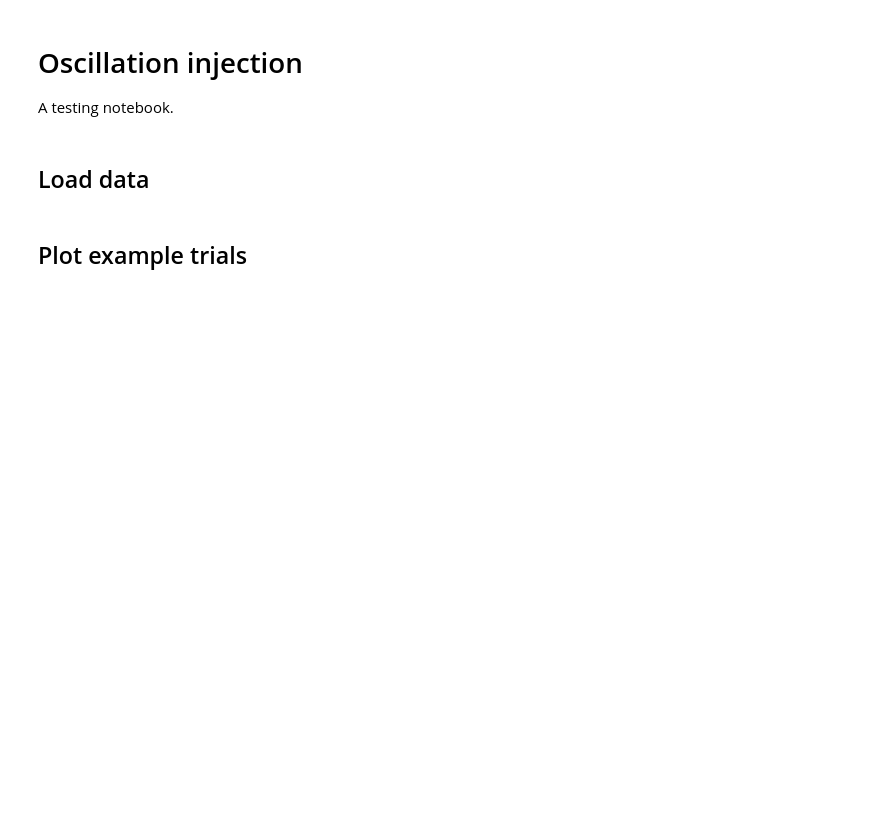
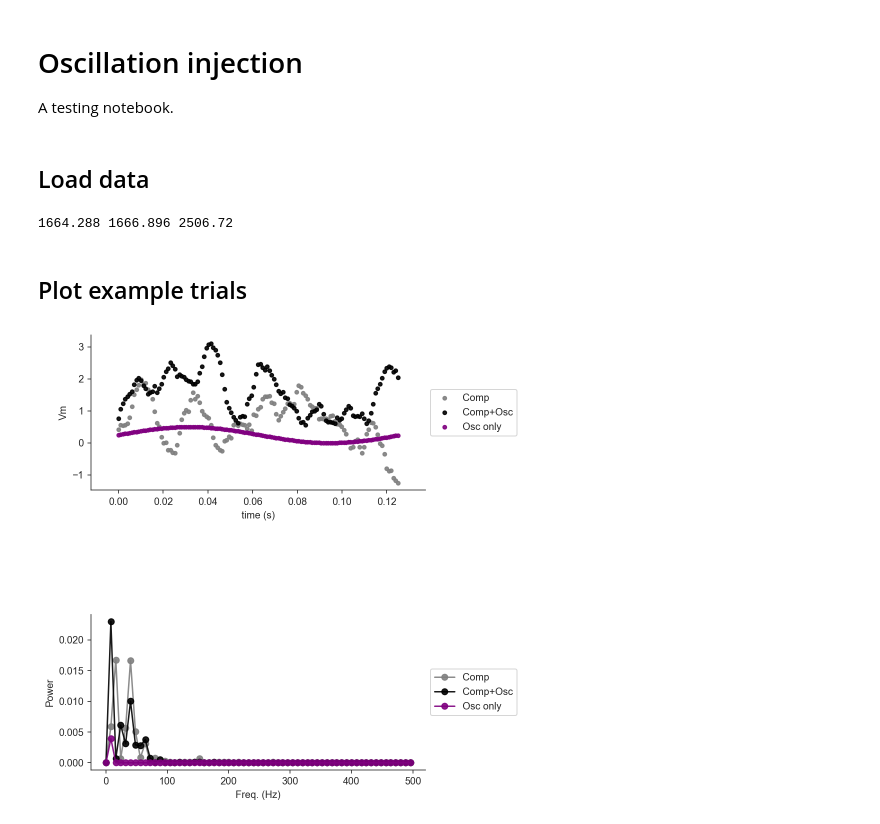
Before and after one commit to voytekresearch/Segregated-Dendrite-Deep-Learning, a Jupyter notebook: notebooks/test_osc_injection.ipynb, the cells around one changed output. Saved outputs shown, nothing was run; the diff lists cells and outputs as text; code cells hidden in the pictures; blank space fills up the shorter version.

Commit message:
Adding O hists to the test notebook

```diff
--- a/notebooks/test_osc_injection.ipynb
+++ b/notebooks/test_osc_injection.ipynb
@@ -28,41 +28,51 @@ data_path = "/Users/qualia/Code/Segregated-Dendrite-Deep-Learning/Simulations/"
 # %%
 comp = np.loadtxt(os.path.join(data_path, "./Example Simulation/C_hist_0.csv"))
 osc = np.loadtxt(os.path.join(data_path, "./Osc Simulation/C_hist_0.csv"))
+osc_only = np.loadtxt(os.path.join(data_path, "./Osc Simulation/O_hist_0.csv"))
 # %%
-print(comp.shape[0]/125, osc.shape[0]/125)
+print(comp.shape[0]/125, osc.shape[0]/125, osc_only.shape[0]/125)
+# %% [output]
+1664.288 1666.896 2506.72
 # %% [markdown]
 ## Plot example trials
 # %%
-i = 3 # cell number
-trial = 40 # Train image number
+i = 10 # cell number
+trial = 0 # Train image number
 times = np.linspace(0, .125, 125)
 
 # Get trial timecourse
 comp_t = comp[trial*125:(trial+1)*125, i]
 osc_t = osc[trial*125:(trial+1)*125, i]
+oo_t = osc_only[trial*125:(trial+1)*125, i]
 
 # And its power spectra
 freqs_comp, P_comp = signal.periodogram(comp_t, fs=1000)
 freqs_osc, P_osc = signal.periodogram(osc_t, fs=1000)
+freqs_oo, P_oo = signal.periodogram(oo_t, fs=1000)
 
 
 # ----------------------------------------------------------------------------
 fig = plt.figure(figsize=(6, 8))
 grid = plt.GridSpec(2, 1, wspace=0.3, hspace=0.8)
 
 # Time
 plt.subplot(grid[0, 0])
 plt.scatter(times, comp_t, color="grey", alpha=.9, s=14, label="Comp")
-plt.scatter(times, osc_t, color="black", alpha=.9, s=14, label="Osc")
+plt.scatter(times, osc_t, color="black", alpha=.9, s=14, label="Comp+Osc")
+plt.scatter(times, oo_t, color="purple", alpha=.9, s=14, label="Osc only")
 plt.ylabel("Vm")
 plt.xlabel("time (s)")
+plt.legend(loc='center left', bbox_to_anchor=(1, 0.5))
 
 # Freq
 plt.subplot(grid[1, 0])
 plt.plot(freqs_comp, P_comp, color="grey", linestyle='-', marker='o', alpha=.9, label="Comp")
-plt.plot(freqs_osc, P_osc, color="black", linestyle='-', marker='o', alpha=.9, label="Osc")
+plt.plot(freqs_osc, P_osc, color="black", linestyle='-', marker='o', alpha=.9, label="Comp+Osc")
+plt.plot(freqs_oo, P_oo, color="purple", linestyle='-', marker='o', alpha=.9, label="Osc only")
 plt.ylabel("Power")
 plt.xlabel("Freq. (Hz)")
 # plt.xlim(0, 100)
 plt.legend(loc='center left', bbox_to_anchor=(1, 0.5))
 _ = sns.despine()
+# %% [output]
+[figure, added]
```
